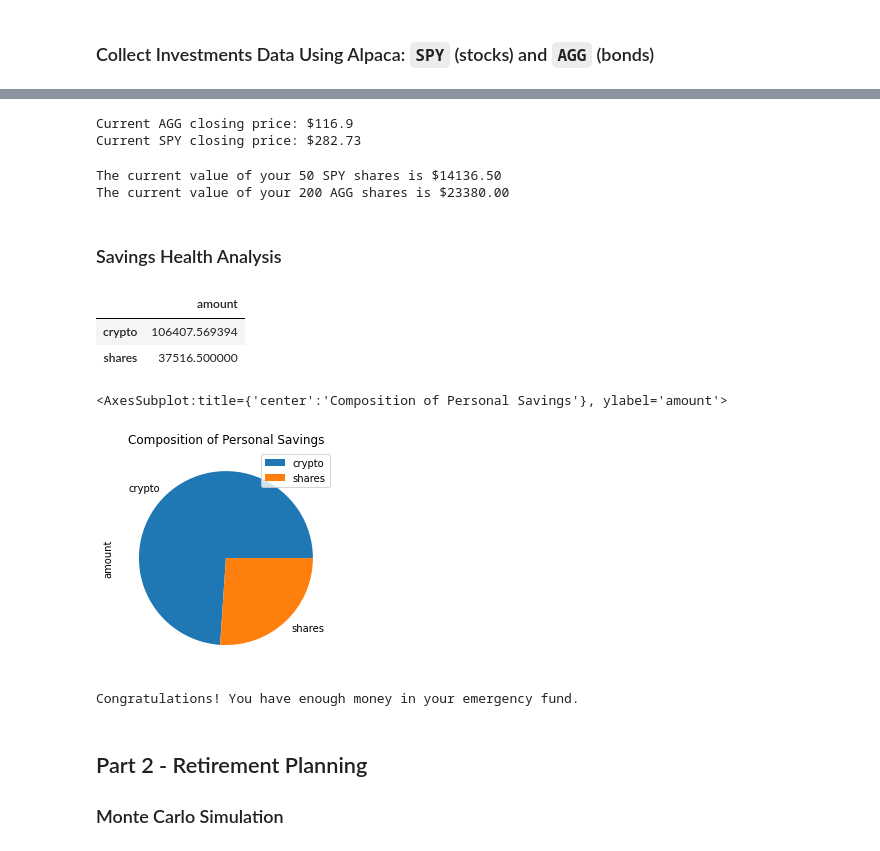
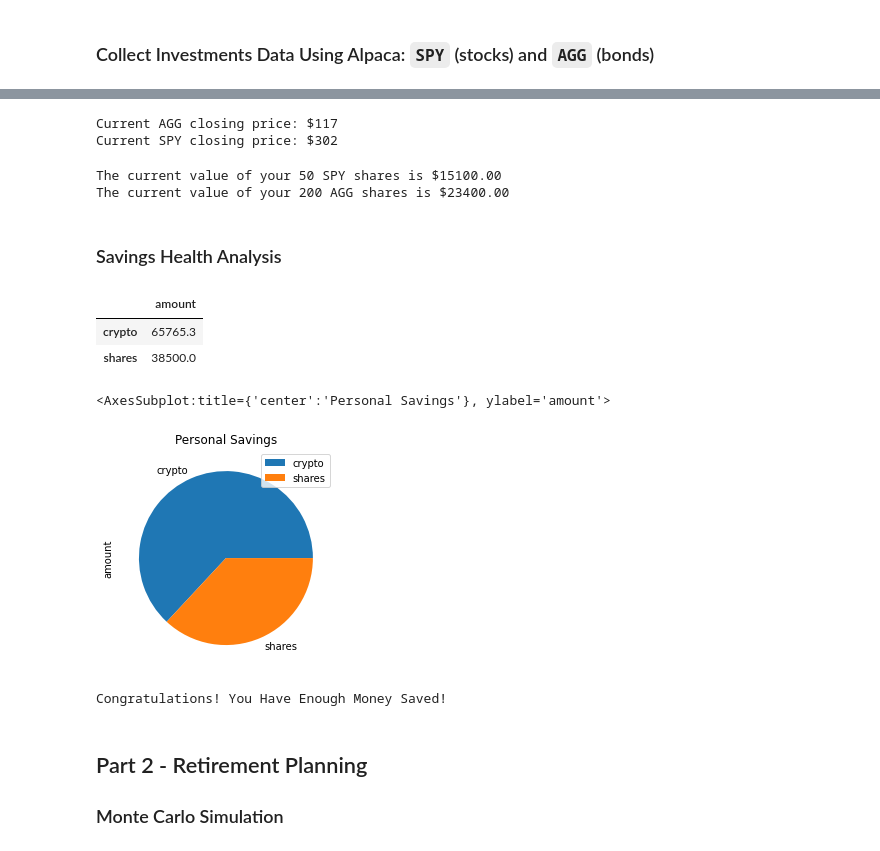
Before and after one commit to eobasanya/Python_Projects, a Jupyter notebook: APIs/financial-planner.ipynb, the cells around one changed output, grey strips where cells are left out. Drawn from its saved outputs; the diff is of its cells as text; code cells hidden in the pictures.

```diff
--- a/APIs/financial-planner.ipynb
+++ b/APIs/financial-planner.ipynb
@@ -57,6 +89,6 @@ my_spy = 50
 # %%
 # Format current date as ISO format
-# YOUR CODE HERE!
+today = pd.Timestamp("2021-06-08", tz="America/New_York").isoformat()
 
 # Set the tickers
 tickers = ["AGG", "SPY"]
@@ -66,8 +98,10 @@ timeframe = "1D"
 
 # Get current closing prices for SPY and AGG
 # (use a limit=1000 parameter to call the most recent 1000 days of data)
-# YOUR CODE HERE!
+agg_stock = alpaca.get_bars("AGG", TimeFrame(1, TimeFrameUnit.Day), start="2016-06-08", end="2021-06-08", limit=1000).df
+spy_stock = alpaca.get_bars("SPY", TimeFrame(1, TimeFrameUnit.Day), start="2016-06-08", end="2021-06-08", limit=1000).df
+
 
 # Preview DataFrame
-# YOUR CODE HERE!
+spy_stock
 # %% [output]
@@ -82,58 +122,65 @@ timeframe = "1D"
 # %%
 # Pick AGG and SPY close prices
-# YOUR CODE HERE!
-
+agg_close_price = int(agg_stock['close'][-1])
+spy_close_price = int(spy_stock['close'][-1])
 # Print AGG and SPY close prices
 print(f"Current AGG closing price: ${agg_close_price}")
 print(f"Current SPY closing price: ${spy_close_price}")
 # %% [output]
-Current AGG closing price: $116.9
-Current SPY closing price: $282.73
+Current AGG closing price: $117
+Current SPY closing price: $302
 # %%
 # Compute the current value of shares
-# YOUR CODE HERE!
+my_agg_value = agg_close_price * my_agg
+my_spy_value = spy_close_price * my_spy
+total_stock_value = my_agg_value + my_spy_value
 
 # Print current value of shares
 print(f"The current value of your {my_spy} SPY shares is ${my_spy_value:0.2f}")
 print(f"The current value of your {my_agg} AGG shares is ${my_agg_value:0.2f}")
 # %% [output]
-The current value of your 50 SPY shares is $14136.50
-The current value of your 200 AGG shares is $23380.00
+The current value of your 50 SPY shares is $15100.00
+The current value of your 200 AGG shares is $23400.00
 # %% [markdown]
 ### Savings Health Analysis
 # %%
 # Set monthly household income
-# YOUR CODE HERE!
+monthly_income = 12000
 
 # Consolidate financial assets data
-# YOUR CODE HERE!
+#Already completed earlier
 
 # Create savings DataFrame
-# YOUR CODE HERE!
+df_savings = pd.DataFrame({"amount": [total_crypto_value, total_stock_value]}, index = ['crypto', 'shares'])
+total_savings = total_stock_value + total_crypto_value
 
 # Display savings DataFrame
 display(df_savings)
 # %% [output]
 |  | amount |
-| crypto | 106407.569394 |
-| shares | 37516.500000 |
+| crypto | 65765.3 |
+| shares | 38500.0 |
 # %%
 # Plot savings pie chart
-# YOUR CODE HERE!
+df_savings.plot.pie(y="amount", title="Personal Savings")
 # %% [output]
-<AxesSubplot:title={'center':'Composition of Personal Savings'}, ylabel='amount'>
+<AxesSubplot:title={'center':'Personal Savings'}, ylabel='amount'>
-[figure, old version]
+[figure, new version]
-# %%
-# Set ideal emergency fund
-emergency_fund = monthly_income * 3
-
-# Calculate total amount of savings
-# YOUR CODE HERE!
-
-# Validate saving health
-# YOUR CODE HERE!
-# %% [output]
-Congratulations! You have enough money in your emergency fund.
+# %%
+# Set ideal emergency fund
+emergency_fund = monthly_income * 3
+goal = emergency_fund - total_savings
+# Calculate total amount of savings
+if total_savings > emergency_fund:
+    print("Congratulations! You Have Enough Money Saved!")
+if total_savings == emergency_fund:
+    print("Congratulations! You have reached your financial goal!")
+if total_savings < emergency_fund:
+    print(f'You are ${goal} away from reaching your goal')
+
+# Validate saving health
+# %% [output]
+Congratulations! You Have Enough Money Saved!
 # %% [markdown]
 ## Part 2 - Retirement Planning
 
```
Also changed, not shown: parts of 5 cells of this notebook, 3 other files.
